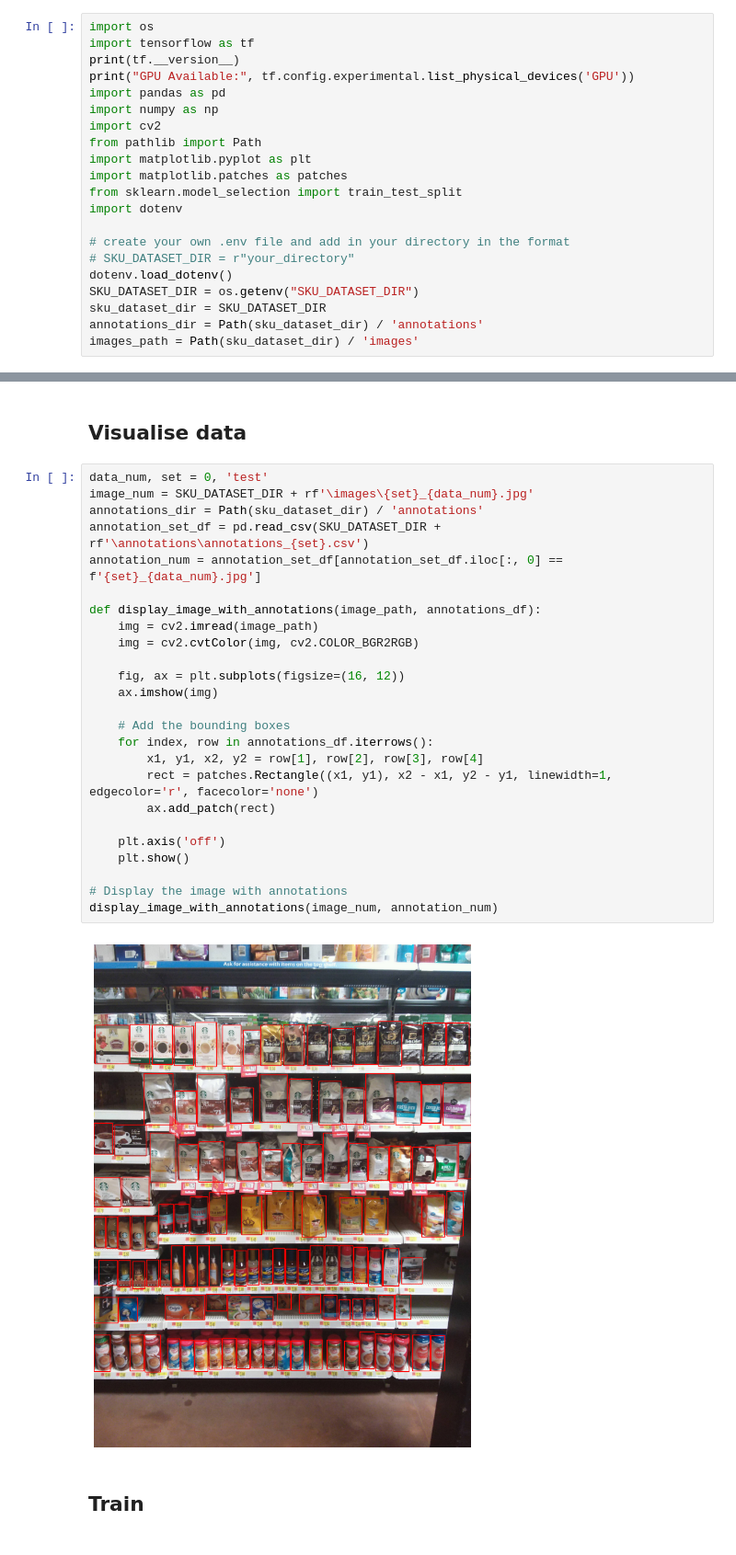
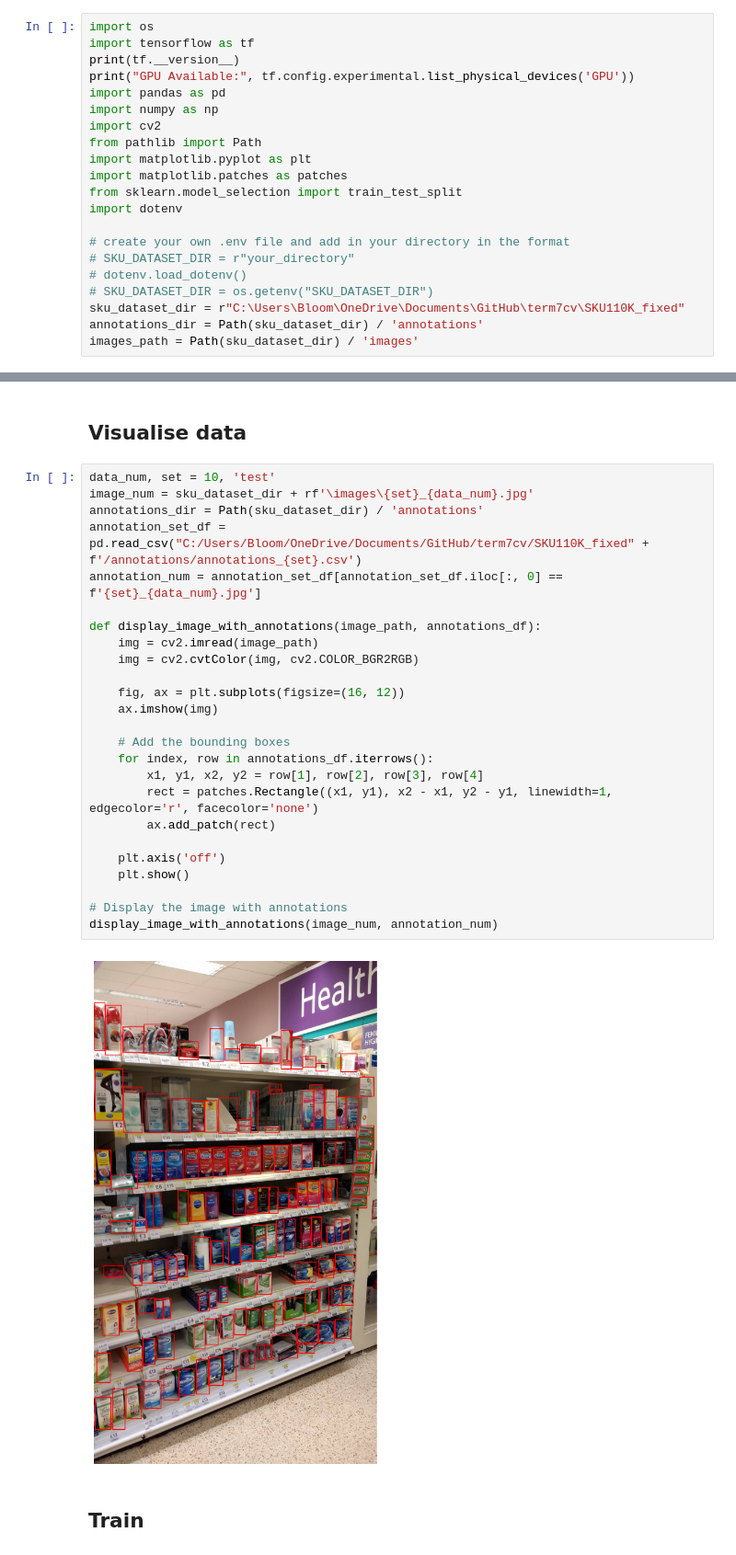
Before and after one commit to yenchingp/term7cv, a Jupyter notebook: VGG.ipynb, the cells around one changed output, grey strips where cells are left out. Shown at 92% size. Cells and saved outputs as stored; diff of their text form.

```diff
--- a/VGG.ipynb
+++ b/VGG.ipynb
@@ -18,9 +18,9 @@ import dotenv
 
 # create your own .env file and add in your directory in the format
 # SKU_DATASET_DIR = r"your_directory"
-dotenv.load_dotenv()
-SKU_DATASET_DIR = os.getenv("SKU_DATASET_DIR")
-sku_dataset_dir = SKU_DATASET_DIR
+# dotenv.load_dotenv()
+# SKU_DATASET_DIR = os.getenv("SKU_DATASET_DIR")
+sku_dataset_dir = r"C:\Users\Bloom\OneDrive\Documents\GitHub\term7cv\SKU110K_fixed"
 annotations_dir = Path(sku_dataset_dir) / 'annotations'
 images_path = Path(sku_dataset_dir) / 'images'
 # %% [output]
@@ -160,32 +163,32 @@ test_data = load_and_preprocess_data(annotations_dir / 'annotations_test.csv', i
 # %% [markdown]
 ## Visualise data
 # %%
-data_num, set = 0, 'test'
-image_num = SKU_DATASET_DIR + rf'\images\{set}_{data_num}.jpg'
+data_num, set = 10, 'test'
+image_num = sku_dataset_dir + rf'\images\{set}_{data_num}.jpg'
 annotations_dir = Path(sku_dataset_dir) / 'annotations'
-annotation_set_df = pd.read_csv(SKU_DATASET_DIR + rf'\annotations\annotations_{set}.csv')
+annotation_set_df = pd.read_csv("C:/Users/Bloom/OneDrive/Documents/GitHub/term7cv/SKU110K_fixed" + f'/annotations/annotations_{set}.csv')
 annotation_num = annotation_set_df[annotation_set_df.iloc[:, 0] == f'{set}_{data_num}.jpg']
 
 def display_image_with_annotations(image_path, annotations_df):
     img = cv2.imread(image_path)
     img = cv2.cvtColor(img, cv2.COLOR_BGR2RGB)
 
     fig, ax = plt.subplots(figsize=(16, 12))
     ax.imshow(img)
 
     # Add the bounding boxes
     for index, row in annotations_df.iterrows():
         x1, y1, x2, y2 = row[1], row[2], row[3], row[4]
         rect = patches.Rectangle((x1, y1), x2 - x1, y2 - y1, linewidth=1, edgecolor='r', facecolor='none')
         ax.add_patch(rect)
 
     plt.axis('off')
     plt.show()
 
 # Display the image with annotations
 display_image_with_annotations(image_num, annotation_num)
 # %% [output]
-[figure, old version]
+[figure, new version]
 # %% [markdown]
 ## Train
 # %%
```
Also changed, not shown: parts of 10 cells of this notebook, 2 other files.
